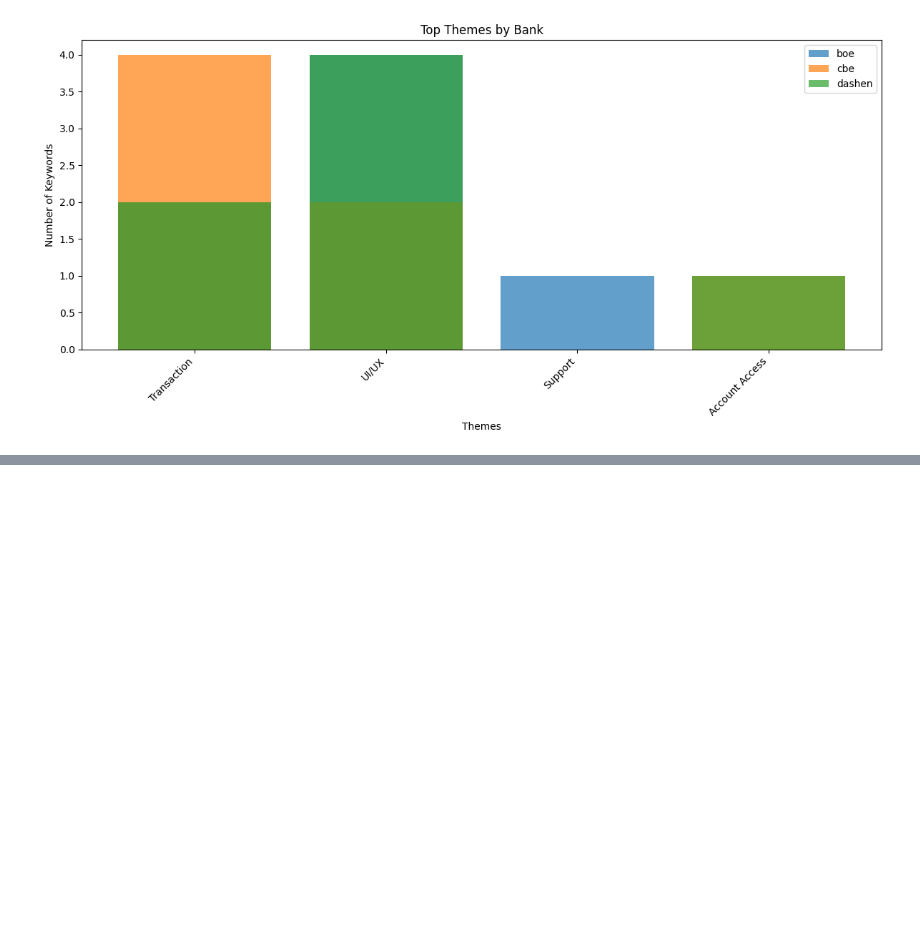
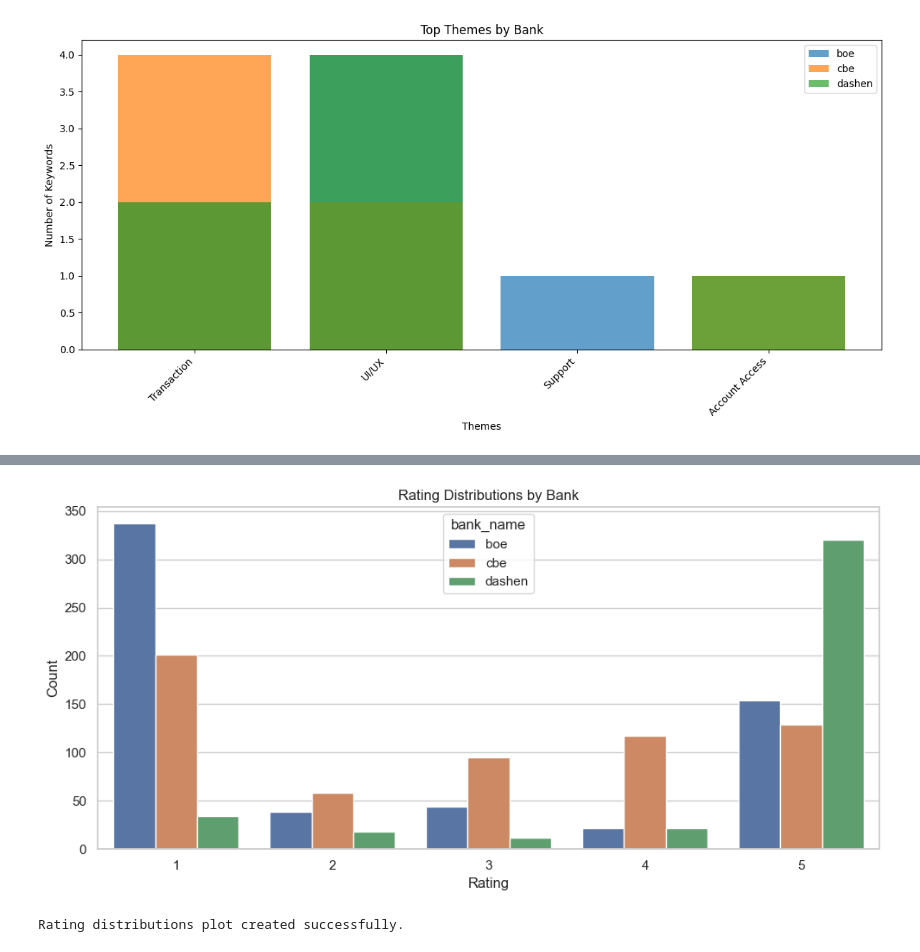
Before and after one commit to wondifraw/Customer-Experience-Analytics-for-Fintech-Apps, a Jupyter notebook: notebooks/banking_app_reviews_analysis.ipynb, the cells around one changed output, grey strips where cells are left out. Saved outputs shown, nothing was run; the diff lists cells and outputs as text; code cells hidden in the pictures; blank space fills up the shorter version.

```diff
--- a/notebooks/banking_app_reviews_analysis.ipynb
+++ b/notebooks/banking_app_reviews_analysis.ipynb
@@ -168,0 +255,3 @@ dashen:
+# %%
+viz.plot_rating_distributions(df)
+# %% [output]
@@ -168,0 +260,2 @@ dashen:
+[figure, added]
+Rating distributions plot created successfully.
```
Also changed, not shown: parts of 12 cells of this notebook.
